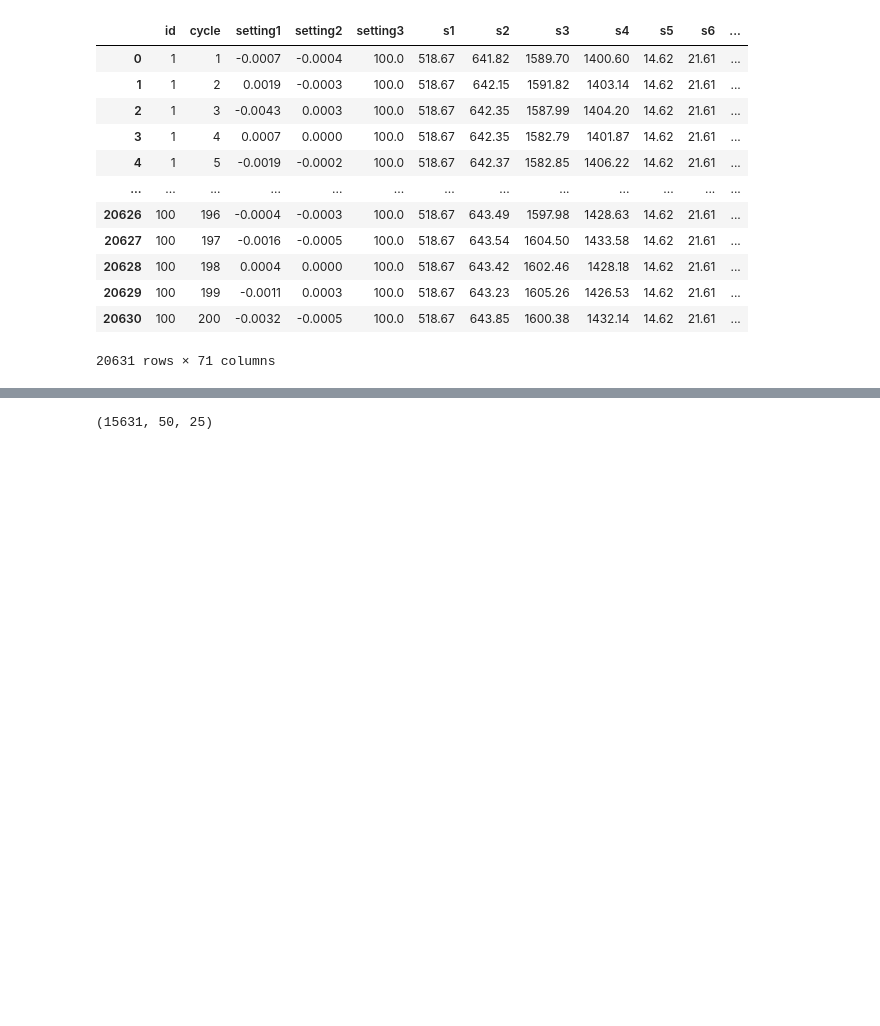
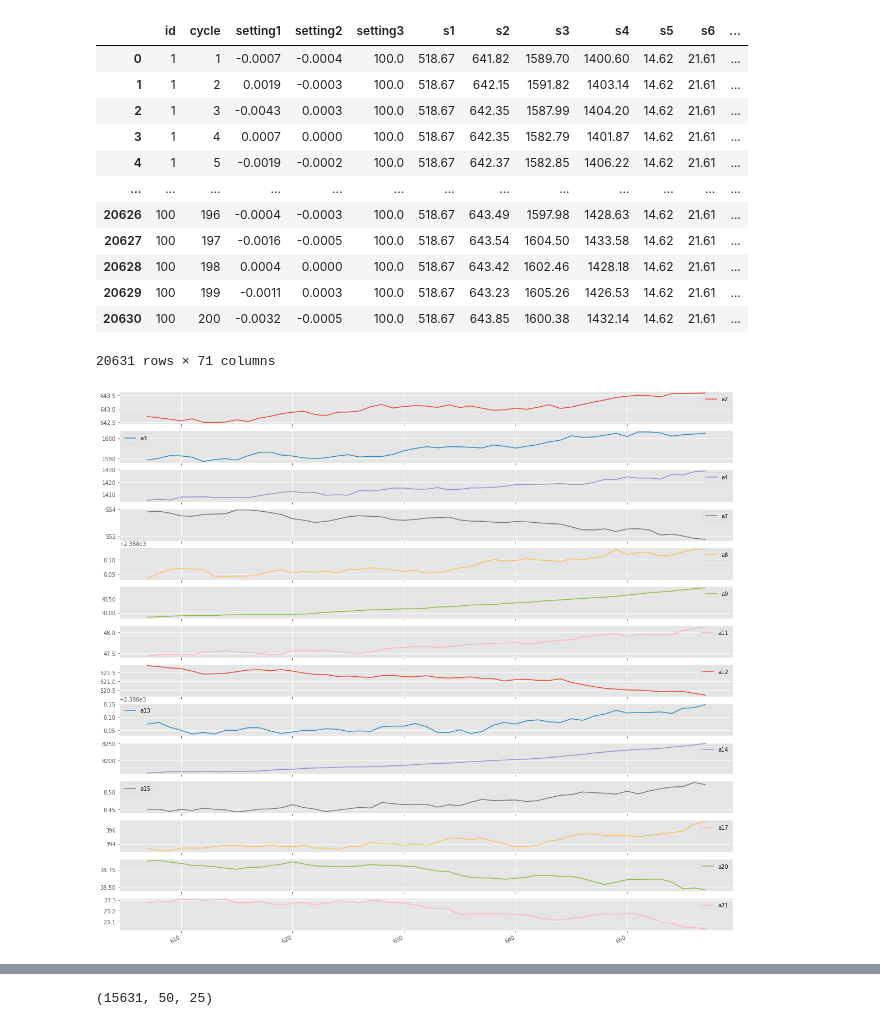
Before and after one commit to arcweld/DSI_Capstone_2, a Jupyter notebook: Capstone2.ipynb, the cells around one changed output, grey strips where cells are left out. Saved outputs shown, nothing was run; the diff lists cells and outputs as text; code cells hidden in the pictures; blank space fills up the shorter version.

```diff
--- a/Capstone2.ipynb
+++ b/Capstone2.ipynb
@@ -233,3 +205,13 @@ window_avg_sd(df1)
 | 20629 | 100 | 199 | -0.0011 | 0.0003 | 100.0 | 518.67 | 643.23 | 1605.26 | 1426.53 | 14.62 | 21.61 | ... |
 | 20630 | 100 | 200 | -0.0032 | -0.0005 | 100.0 | 518.67 | 643.85 | 1600.38 | 1432.14 | 14.62 | 21.61 | ... |
 20631 rows × 71 columns
+# %%
+engine_id3 = df1[df1['id'] == 3]
+engine_id3_50cycleWindow = engine_id3[engine_id3['RUL'] <= engine_id3['RUL'].min() + 50]
+cols1 = ['a2', 'a3', 'a4', 'a7', 'a8', 'a9', 'a11', 'a12', 'a13', 'a14', 'a15', 'a17', 'a20', 'a21']
+engine_id3_50cycleWindow1 = engine_id3_50cycleWindow[cols1]
+
+# plotting sensor data for engine ID 3 prior to a failure point
+engine_id3_50cycleWindow1.plot(subplots=True, sharex=True, figsize=(20,20));
+# %% [output]
+[figure, added]
```
Also changed, not shown: parts of 7 cells of this notebook.
